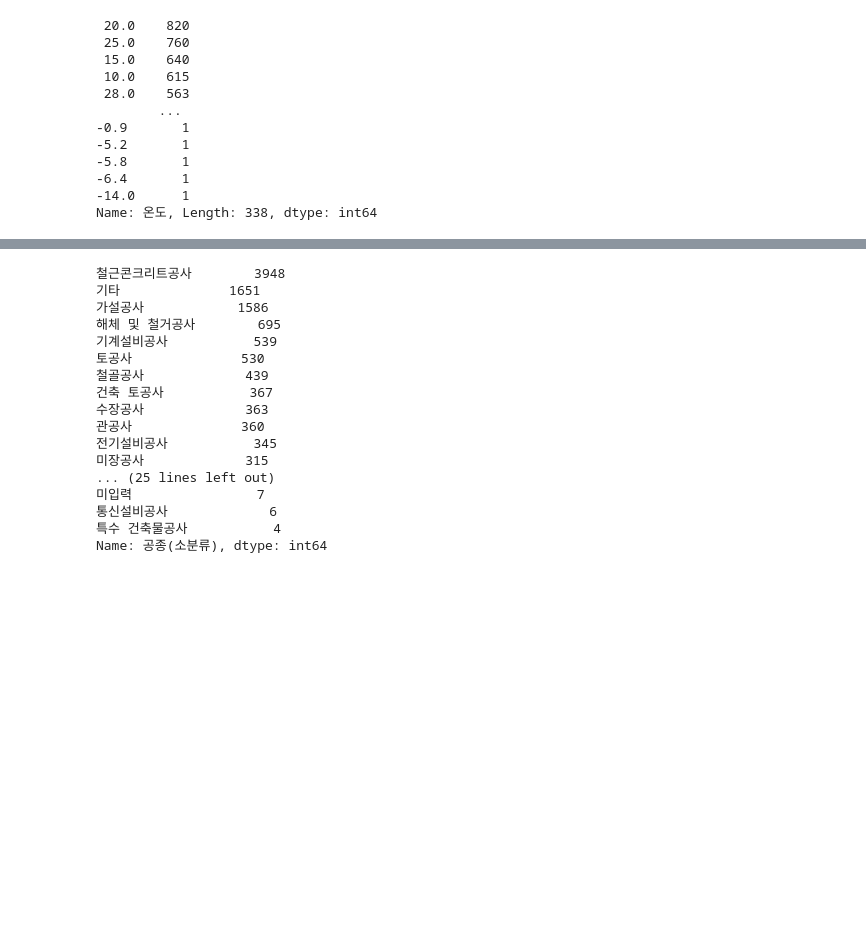
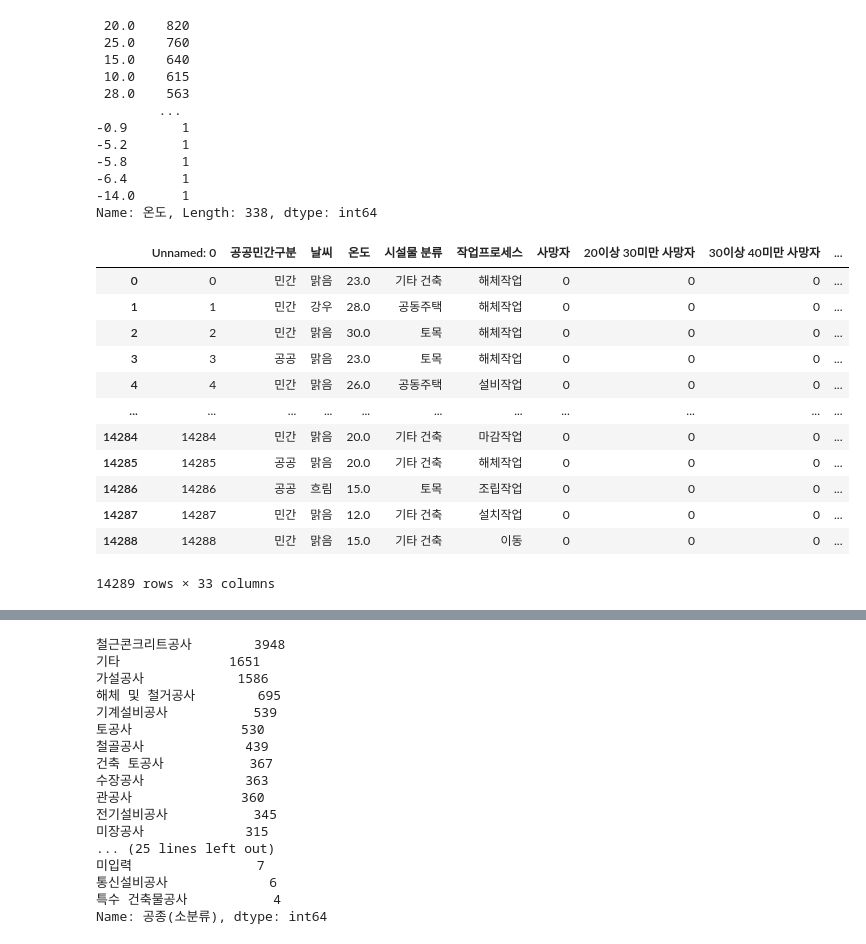
Before and after one commit to ConstructionSiteRisk2023/Preprocessor, a Jupyter notebook: temp2.ipynb, the cells around one changed output, grey strips where cells are left out. Cells and saved outputs as stored; diff of their text form; code cells hidden in the pictures; blank space fills up the shorter version.

```diff
--- a/temp2.ipynb
+++ b/temp2.ipynb
@@ -361,2 +444,37 @@ Name: 온도, Length: 338, dtype: int64
 # %%
+data = pd.read_csv("Results/20221118_before_drop.csv")
 data = data.drop(['해당공종 공사시작일','해당공종 공사종료일','공사비','공종(대분류)','공종(소분류)','10이상 20미만 사망자', '10이상 20미만 부상자','시설물 중분류', '시설물 소분류'], axis=1)
+# %%
+
+data = data.drop(['작업자수',
+ '안전관리계획',
+ '사고조사방법',
+ '향후조치계획',
+ '사고경위',
+ '사고발생후 조치사항',
+ '재발방지대책','피해금액',
+ '피해내용',
+ '사고신고사유',
+ '해당공종 공사비',
+ '공사시작일',
+ '공사종료일',
+ '낙찰율','내국인 부상자',
+ '외국인 부상자',
+ '남성 부상자',
+ '여성 부상자','내국인 사망자','외국인 사망자','남성 사망자','여성 사망자','주원인 유형','사고원인(주원인)','사고원인(보조원인1)','사고원인(보조원인2)','구체적사고원인',
+ '사고위치 장소','사고위치 장소(직접입력)','사고위치 부위','사고위치 부위(직접입력)','사고명','사고일시','습도','연면적','지상층수','지하층수','공사종류','안전방호조치여부','개인보호조치여부','인적사고종류','물적사고종류','사고객체(대분류)','사고객체(소분류)'],axis=1)
+data
+# %% [output]
+|  | Unnamed: 0 | 공공민간구분 | 날씨 | 온도 | 시설물 분류 | 작업프로세스 | 사망자 | 20이상 30미만 사망자 | 30이상 40미만 사망자 | ... |
+| 0 | 0 | 민간 | 맑음 | 23.0 | 기타 건축 | 해체작업 | 0 | 0 | 0 | ... |
+| 1 | 1 | 민간 | 강우 | 28.0 | 공동주택 | 해체작업 | 0 | 0 | 0 | ... |
+| 2 | 2 | 민간 | 맑음 | 30.0 | 토목 | 해체작업 | 0 | 0 | 0 | ... |
+| 3 | 3 | 공공 | 맑음 | 23.0 | 토목 | 해체작업 | 0 | 0 | 0 | ... |
+| 4 | 4 | 민간 | 맑음 | 26.0 | 공동주택 | 설비작업 | 0 | 0 | 0 | ... |
+| ... | ... | ... | ... | ... | ... | ... | ... | ... | ... | ... |
+| 14284 | 14284 | 민간 | 맑음 | 20.0 | 기타 건축 | 마감작업 | 0 | 0 | 0 | ... |
+| 14285 | 14285 | 공공 | 맑음 | 20.0 | 기타 건축 | 해체작업 | 0 | 0 | 0 | ... |
+| 14286 | 14286 | 공공 | 흐림 | 15.0 | 토목 | 조립작업 | 0 | 0 | 0 | ... |
+| 14287 | 14287 | 민간 | 맑음 | 12.0 | 기타 건축 | 설치작업 | 0 | 0 | 0 | ... |
+| 14288 | 14288 | 민간 | 맑음 | 15.0 | 기타 건축 | 이동 | 0 | 0 | 0 | ... |
+14289 rows × 33 columns
```
Also changed, not shown: parts of 11 cells of this notebook, 5 other files.
